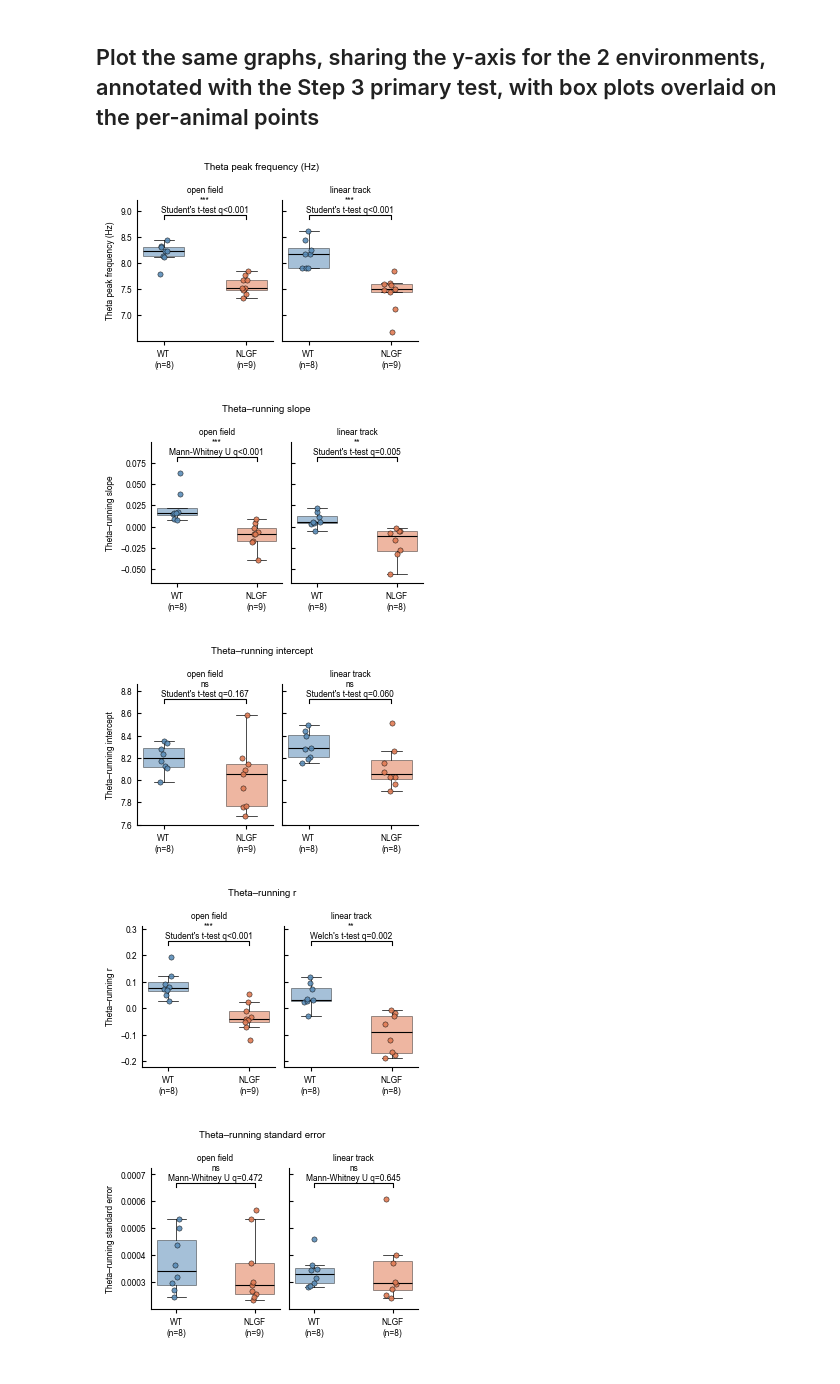
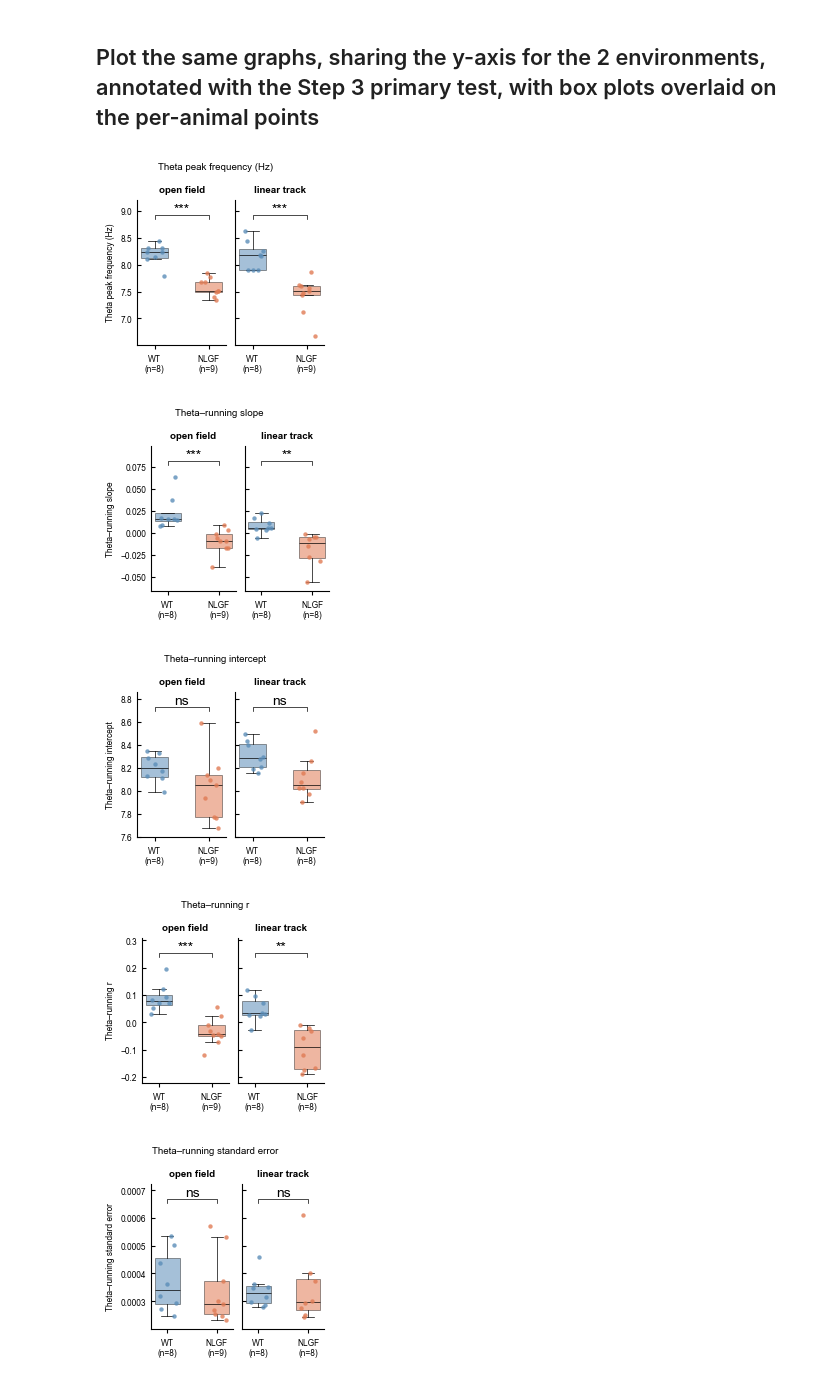
Before and after one commit to lkatsouri/NLGF_ephys_AXONA_data, a Jupyter notebook: ephys_theta_running_metrics.ipynb, the cells around one changed output. Cells and saved outputs as stored; diff of their text form; code cells hidden in the pictures.

```diff
--- a/ephys_theta_running_metrics.ipynb
+++ b/ephys_theta_running_metrics.ipynb
@@ -272,8 +272,8 @@ Significant at raw p<0.05: 7/12; significant after BH-FDR: 6/12
 # %%
 # Shared y-axis plots for PAC comodulogram metrics, plotted at the same
 # per-animal level Step 3 tested on, and annotated with whichever test Step 3
-# selected for that metric × environment, using the Benjamini-Hochberg
-# FDR-corrected q-value (not the raw p-value). Each genotype gets a box plot
+# selected for that metric × environment, shown as stars from the
+# Benjamini-Hochberg FDR-corrected q-value (not the raw p-value). Each genotype gets a box plot
 # (median/IQR, no fliers) with jittered per-animal points on top — same
 # box+scatter style as the spike_width/kl_spatial_sparsity/etc. plots in the
 # open field and linear track notebooks (Step 4).
@@ -295,6 +295,11 @@ envs = [e for e in preferred_env_order if e in envs_present]
 envs += [e for e in sorted(envs_present) if e not in envs]
 
 
+# Total figure size (both environments together): 60 mm x 57 mm
+FIG_WIDTH_IN = 60 / 25.4
+FIG_HEIGHT_IN = 57 / 25.4
+
+
 def _clean_name(x):
     return str(x).replace("/", "_").replace(" ", "_")
 
@@ -305,14 +310,6 @@ def _ptext(test_name, p):
     if p < 0.001:
         return f"{test_name} p<0.001"
     return f"{test_name} p={p:.3f}"
-
-
-def _qtext(test_name, q):
-    if pd.isna(q):
-        return f"{test_name} q=n/a"
-    if q < 0.001:
-        return f"{test_name} q<0.001"
-    return f"{test_name} q={q:.3f}"
 
 
 def plot_metric_shared_yaxis(metric, ylabel, save=True):
@@ -342,7 +339,7 @@ def plot_metric_shared_yaxis(metric, ylabel, save=True):
 
     fig, axes = plt.subplots(
         1, len(envs_for_metric),
-        figsize=(1.65 * len(envs_for_metric), 2.2),
+        figsize=(FIG_WIDTH_IN, FIG_HEIGHT_IN),
         sharey=True
     )
     if len(envs_for_metric) == 1:
@@ -378,7 +375,7 @@ def plot_metric_shared_yaxis(metric, ylabel, save=True):
                 showfliers=False,
                 boxprops=dict(facecolor=GENO_COLORS.get(g, "#aaaaaa"),
                               alpha=0.55, linewidth=0.5),
-                medianprops=dict(color="black", linewidth=0.8),
+                medianprops=dict(color="black", linewidth=0.5),
                 whiskerprops=dict(linewidth=0.5),
                 capprops=dict(linewidth=0.5),
                 zorder=7,
@@ -388,61 +385,60 @@ def plot_metric_shared_yaxis(metric, ylabel, save=True):
         # Individual animal points
         for xi, g in enumerate(genos):
             y = vals[g]
-            jitter = rng.normal(0, 0.045, size=len(y))
+            jitter = rng.uniform(-0.20, 0.20, size=len(y))
             ax.scatter(
                 np.full(len(y), xi) + jitter, y,
-                s=14, color=GENO_COLORS.get(g, "#aaaaaa"),
-                edgecolor="black", linewidth=0.35, alpha=0.9, zorder=10,
+                s=10, color=GENO_COLORS.get(g, "#aaaaaa"),
+                alpha=0.8, zorder=10, linewidths=0,
             )
 
         # Primary-test annotation (Benjamini-Hochberg FDR-corrected q-value, from Step 3)
         if len(genos) >= 2:
-            p_fdr = row["pvalue_fdr"]
-            stars = row["stars_fdr"]
-            label = f"{stars}\n{_qtext(test_name, p_fdr)}"
+            label = row["stars_fdr"]
 
             ax.plot([0, 0, 1, 1],
                     [y_bracket, y_bracket + h_bracket,
                      y_bracket + h_bracket, y_bracket],
-                    color="black", linewidth=0.8, clip_on=False)
+                    color="black", linewidth=0.5, clip_on=False)
             ax.text(0.5, y_bracket + h_bracket, label,
-                    ha="center", va="bottom", fontsize=6)
+                    ha="center", va="bottom", fontsize=10)
 
         ax.set_xticks(range(len(genos)))
         ax.set_xticklabels([f"{g}\n(n={len(vals[g])})" for g in genos])
-        ax.set_title(env.replace("_", " "))
+        set_panel_title(ax, env.replace("_", " "))
         ax.set_ylim(y_lower, y_upper)
 
         ax.spines["top"].set_visible(False)
         ax.spines["right"].set_visible(False)
 
     axes[0].set_ylabel(ylabel)
     for ax in axes[1:]:
         ax.set_ylabel("")
 
     fig.suptitle(ylabel, fontsize=7)
     fig.tight_layout()
 
     if save:
         fig.savefig(
             os.path.join(
                 SHARED_Y_OUTDIR,
                 f"{_clean_name(metric)}_openfield_lineartrack_shared_yaxis_primary_test.pdf"
-            )
+            ),
+            bbox_inches=None,  # keep the exact figure size (rcParams default is "tight", which crops)
         )
 
     plt.show()
     plt.close(fig)
 
 
 for metric, ylabel in metrics.items():
     plot_metric_shared_yaxis(metric, ylabel)
 
 print("Done.")
 print(f"Saved shared y-axis plots to: {SHARED_Y_OUTDIR}")
 # %% [output]
-[figure, old version]
+[figure, new version]
-[figure, old version]
+[figure, new version]
-[figure, old version]
+[figure, new version]
-[figure, old version]
+[figure, new version]
-[figure, old version]
+[figure, new version]
```
Also changed, not shown: parts of 1 cell of this notebook, 3 other files.
